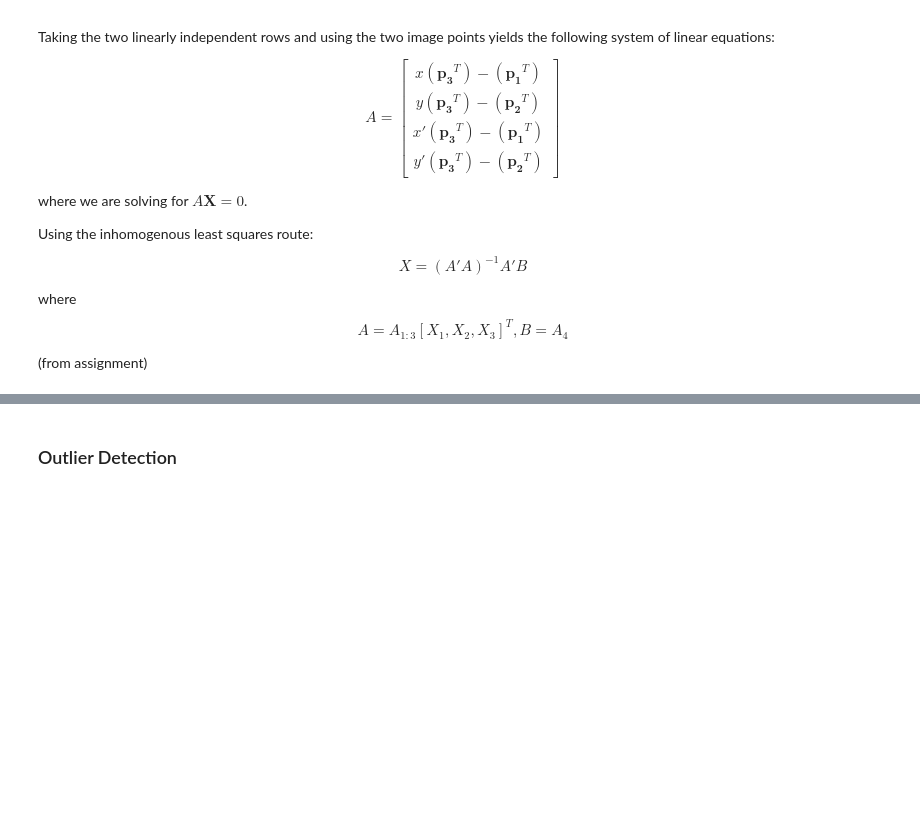
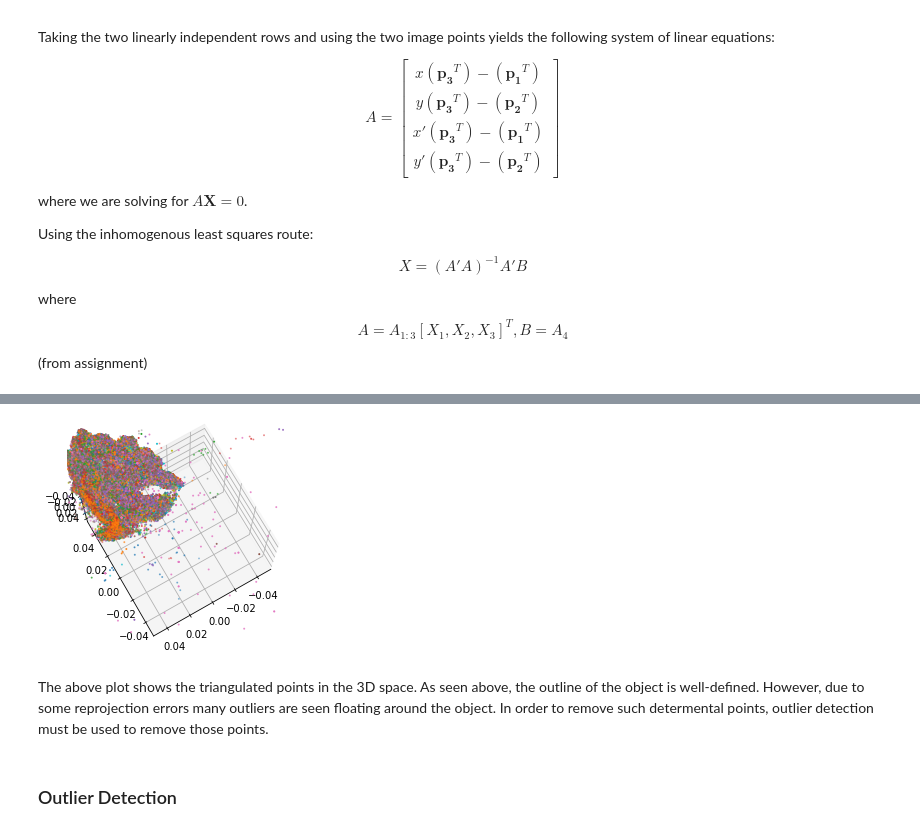
Before and after one commit to mingyuwoo98/volumetric-surface-reconstruction, a Jupyter notebook: Report.ipynb, the cells around one changed output, grey strips where cells are left out. Cells and saved outputs as stored; diff of their text form; code cells hidden in the pictures; blank space fills up the shorter version.

```diff
--- a/Report.ipynb
+++ b/Report.ipynb
@@ -269,3 +326,12 @@ where $$A = A_{1:3}[X_1,X_2,X_3]^T, B = A_{4}$$
+# %%
+with open('X_C_I_DinoRing_list.pkl', 'rb') as handle:
+       X_C_I_list = pkl.load(handle)
+
+plot_all_triangulated(X_C_I_list[0], C_list = None, I_list = None, scale = 0.05, angle_list = [285, 300])
+# %% [output]
+[figure, added]
+# %% [markdown]
+The above plot shows the triangulated points in the 3D space. As seen above, the outline of the object is well-defined. However, due to some reprojection errors many outliers are seen floating around the object. In order to remove such determental points, outlier detection must be used to remove those points.
 # %% [markdown]
 ### Outlier Detection
 # %% [markdown]
```
Also changed, not shown: parts of 30 cells of this notebook, 7 other files.
